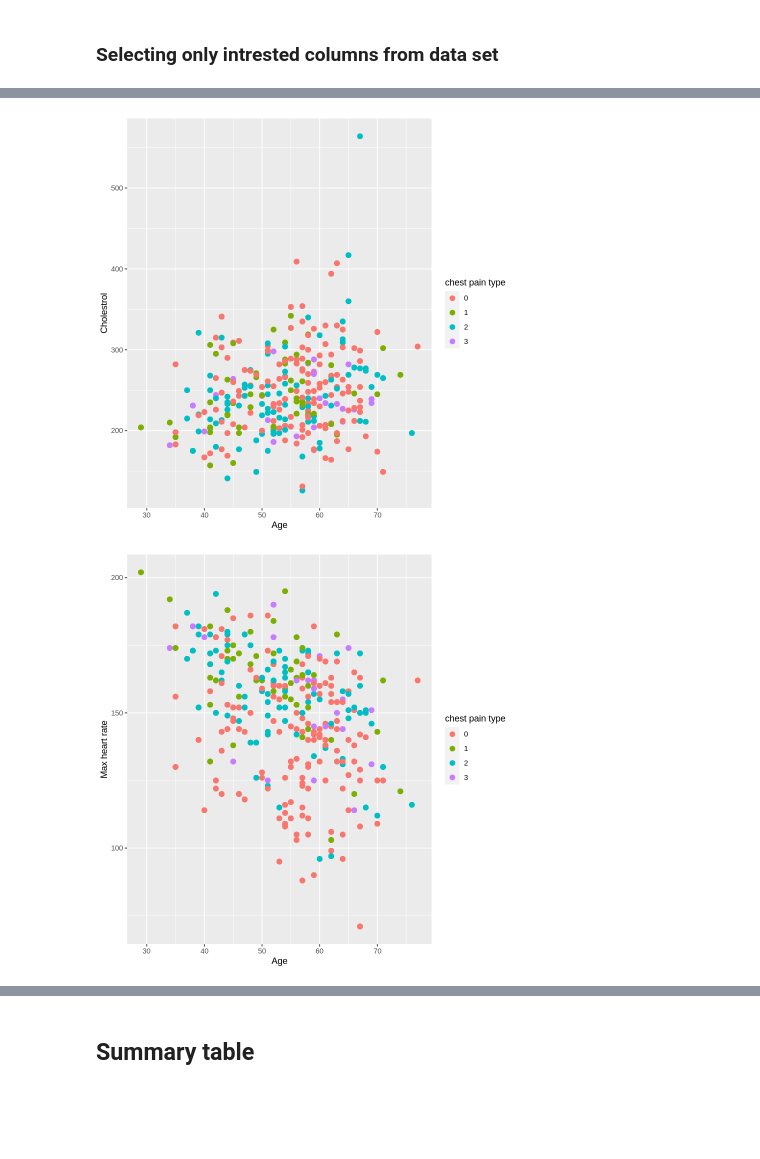
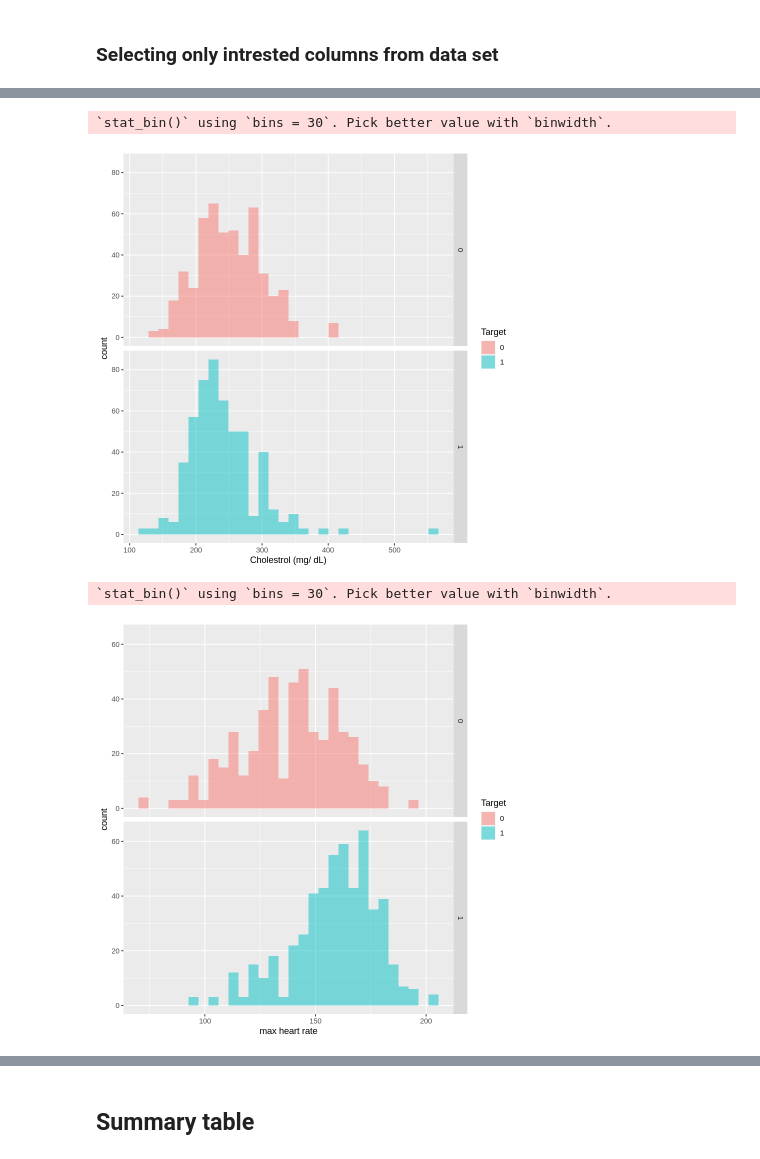
Before and after one commit to carriexu26/DSCI-Group-Project, a Jupyter notebook: heart_disease.ipynb, the cells around one changed output, grey strips where cells are left out. Cells and saved outputs as stored; diff of their text form; code cells hidden in the pictures; blank space fills up the shorter version.

```diff
--- a/heart_disease.ipynb
+++ b/heart_disease.ipynb
@@ -41,6 +107,6 @@ A spec_tbl_df: 1025 × 14
 # %% [markdown]
 ### Selecting only intrested columns from data set
 # %%
-heart_data_1 <- select(heart_data,age,cp,trestbps,chol,thalach,oldpeak) |> mutate(cp = as_factor(cp))
+heart_data_1 <- select(heart_data,trestbps,chol,thalach,cp,target) |> mutate(target = as_factor(target))
 heart_data_1
 # %% [output]
@@ -78,21 +140,13 @@ trestbps_plot
 # %%
-trestbps_plot <- heart_data_1 |> ggplot(aes(x = age,
-               y = chol,
-               colour = cp)) +
-        labs(x = "Age",
-             y = "Cholestrol",
-            colour = 'chest pain type')+ geom_point(size = 2.5)
-trestbps_plot
+chol_plot <- ggplot(heart_data_1, aes(x = chol, fill = as_factor(target))) + geom_histogram(alpha = 0.5, position = "identity") + facet_grid(rows = vars(target))+labs(x = "Cholestrol (mg/ dL)",fill = "Target")
+chol_plot
 # %% [output]
+`stat_bin()` using `bins = 30`. Pick better value with `binwidth`.
-[figure, old version]
+[figure, new version]
 # %%
-trestbps_plot <- heart_data_1 |> ggplot(aes(x = age,
-               y = thalach,
-               colour = cp)) +
-        labs(x = "Age",
-             y = "Max heart rate",
-            colour = 'chest pain type')+ geom_point(size = 2.5)
-trestbps_plot
+thalach_plot <- ggplot(heart_data_1, aes(x = thalach, fill = as_factor(target))) + geom_histogram(alpha = 0.5, position = "identity") + facet_grid(rows = vars(target)) + labs(x = "max heart rate",fill = "Target")
+thalach_plot
 # %% [output]
+`stat_bin()` using `bins = 30`. Pick better value with `binwidth`.
-[figure, old version]
+[figure, new version]
 # %%
```
Also changed, not shown: parts of 13 cells of this notebook, 1 other file.
